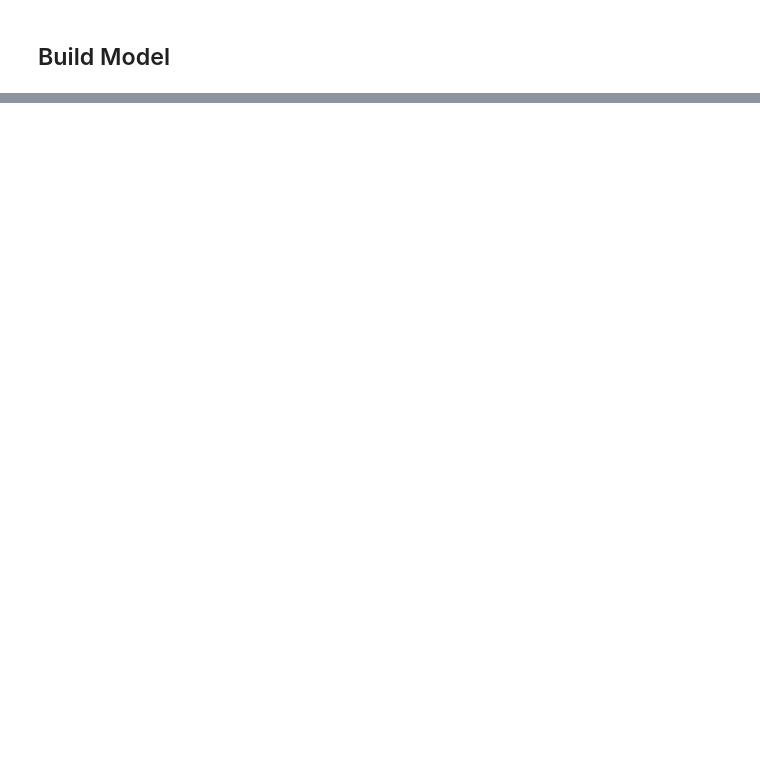
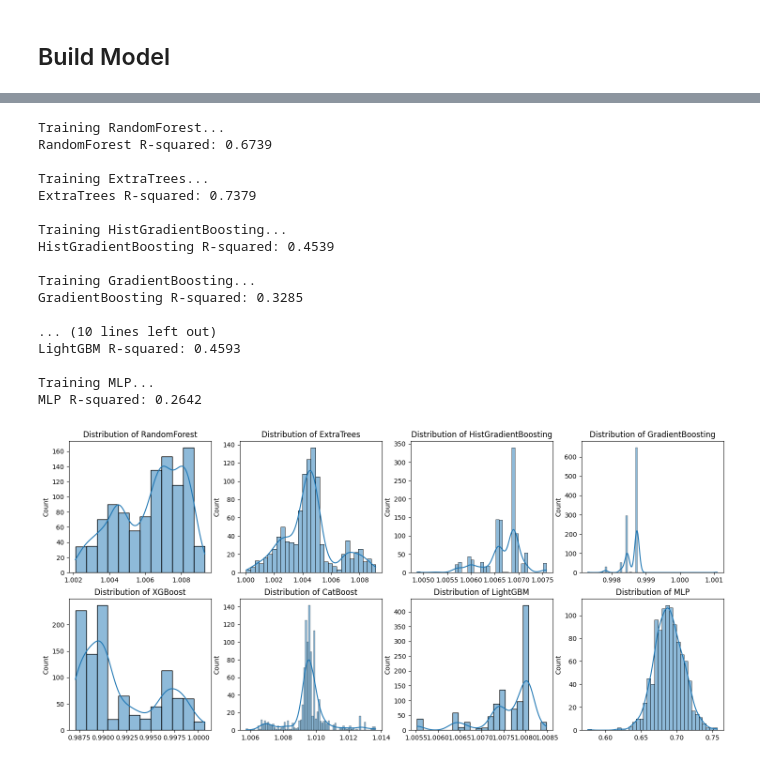
Before and after one commit to maniconaji/EY_SmarCities, a Jupyter notebook: notebooks/modelling.ipynb, the cells around one changed output, grey strips where cells are left out. Drawn from its saved outputs; the diff is of its cells as text; code cells hidden in the pictures; blank space fills up the shorter version.

```diff
--- a/notebooks/modelling.ipynb
+++ b/notebooks/modelling.ipynb
@@ -241,0 +190,70 @@ Name: UHI Index, dtype: float64
+# %%
+X_train, X_test, y_train, y_test = train_test_split(X_new, y, test_size=0.3, random_state=42)
+
+# Scale data (important for some models)
+X_train   = scaler_X.fit_transform(X_train)
+X_test  = scaler_X.transform(X_test)
+X_val = scaler_X.transform(X_val)
+
+scaler_y = StandardScaler()
+y_train = scaler_y.fit_transform(y_train.values.reshape(-1, 1))
+y_test = scaler_y.transform(y_test.values.reshape(-1, 1))
+# %%
+# Dictionary to store models and their R-squared scores
+models = {
+    "RandomForest": RandomForestRegressor(random_state=42),
+    "ExtraTrees": ExtraTreesRegressor(random_state=42),
+    "HistGradientBoosting": HistGradientBoostingRegressor(random_state=42),
+    "GradientBoosting": GradientBoostingRegressor(random_state=42),
+    "XGBoost": xgb.XGBRegressor(random_state=42),
+    "CatBoost": CatBoostRegressor(random_state=42, verbose=0),
+    "LightGBM": LGBMRegressor(random_state=42, force_col_wise=True),
+    "MLP": MLPRegressor(random_state=42),
+}
+
+save_models = {}
+
+plt.figure(figsize=(18, 8))
+
+# for i, column in enumerate(columns_to_plot):
+#     plt.subplot(3, 6, i + 1)  # Adjust subplot grid if needed
+#     sns.histplot(training_data[column], kde=True)
+#     plt.title(f'Distribution of {column}')
+
+# Train and evaluate each model
+for i, (model_name, model) in enumerate(models.items()):
+    print(f"Training {model_name}...")
+    model.fit(X_train, y_train.ravel())  # Fit the model
+    y_pred = model.predict(X_test)       # Make predictions
+    r2 = r2_score(y_test, y_pred)          # Calculate R-squared
+
+    f_pred = model.predict(X_val).reshape(-1,1)
+    f_pred = scaler_y.inverse_transform(f_pred)
+    f_pred = pd.Series(f_pred.squeeze())
+
+    save_models[model_name] = {"model": model, "r2": r2}
+
+    plt.subplot(2, 4, i + 1)  # Adjust subplot grid if needed
+    sns.histplot(f_pred, kde=True)
+    plt.title(f'Distribution of {model_name}')
+
+    print(f"{model_name} R-squared: {r2:.4f}\n")
+# %% [output]
+Training RandomForest...
+RandomForest R-squared: 0.6739
+
+Training ExtraTrees...
+ExtraTrees R-squared: 0.7379
+
+Training HistGradientBoosting...
+HistGradientBoosting R-squared: 0.4539
+
+Training GradientBoosting...
+GradientBoosting R-squared: 0.3285
+
+... (10 lines left out)
+LightGBM R-squared: 0.4593
+
+Training MLP...
+MLP R-squared: 0.2642
+[figure, added]
```
Also changed, not shown: parts of 31 cells of this notebook.
